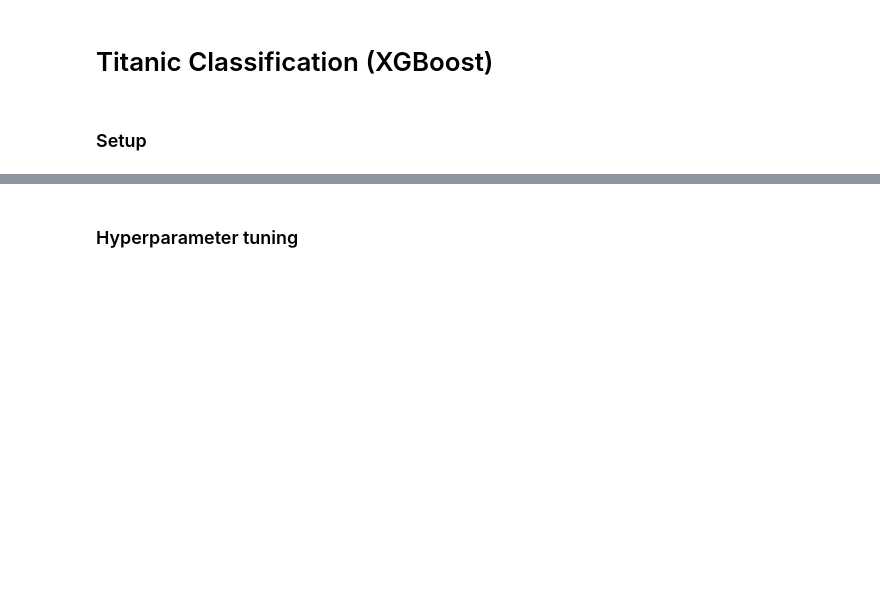
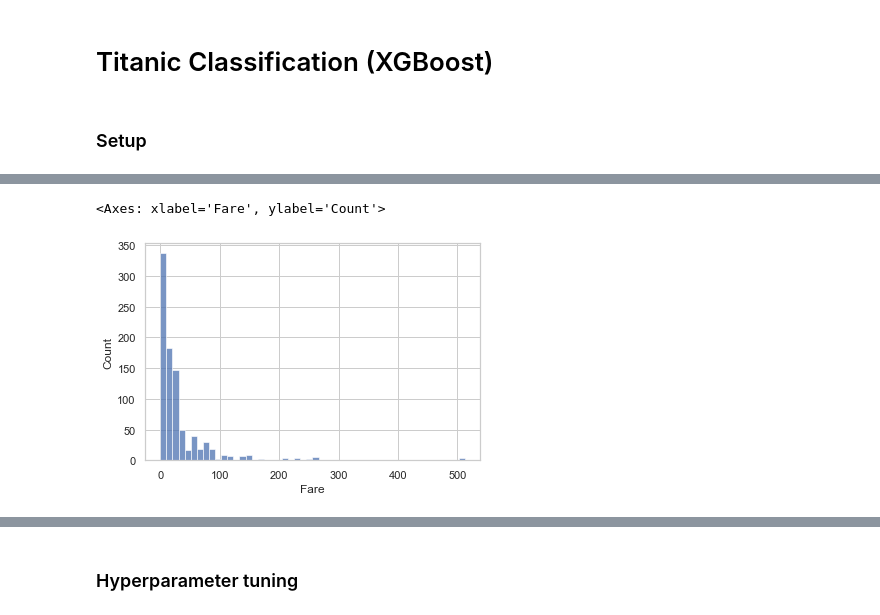
Before and after one commit to Guarzog/Kaggle, a Jupyter notebook: Titanic/Titanic.ipynb, the cells around one changed output, grey strips where cells are left out. Drawn from its saved outputs; the diff is of its cells as text; code cells hidden in the pictures; blank space fills up the shorter version.

```diff
--- a/Titanic/Titanic.ipynb
+++ b/Titanic/Titanic.ipynb
@@ -58,0 +136,6 @@ new_train.head()
+# %%
+#Plot fare distribution
+sns.histplot(new_train["Fare"], bins=50)
+# %% [output]
+<Axes: xlabel='Fare', ylabel='Count'>
+[figure, added]
```
Also changed, not shown: parts of 30 cells of this notebook, 1 other file.
